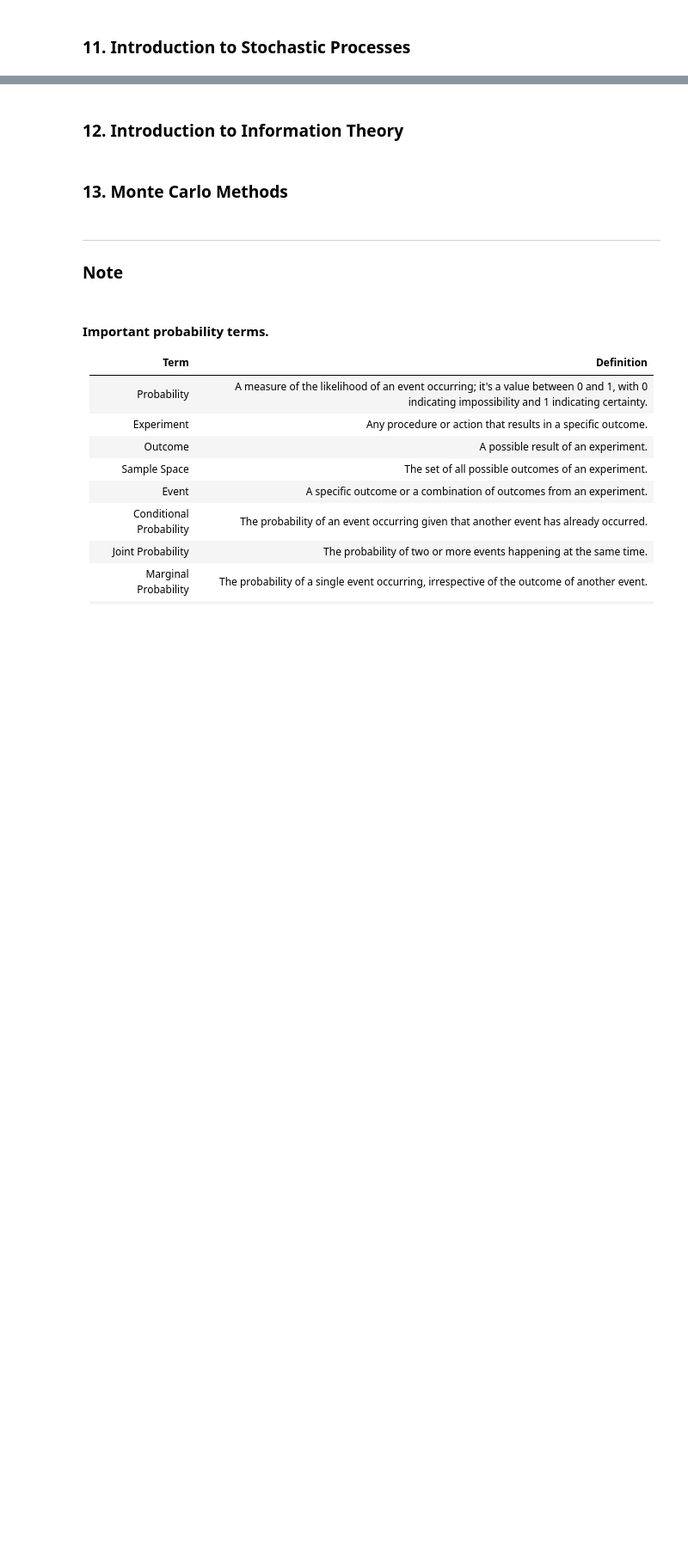
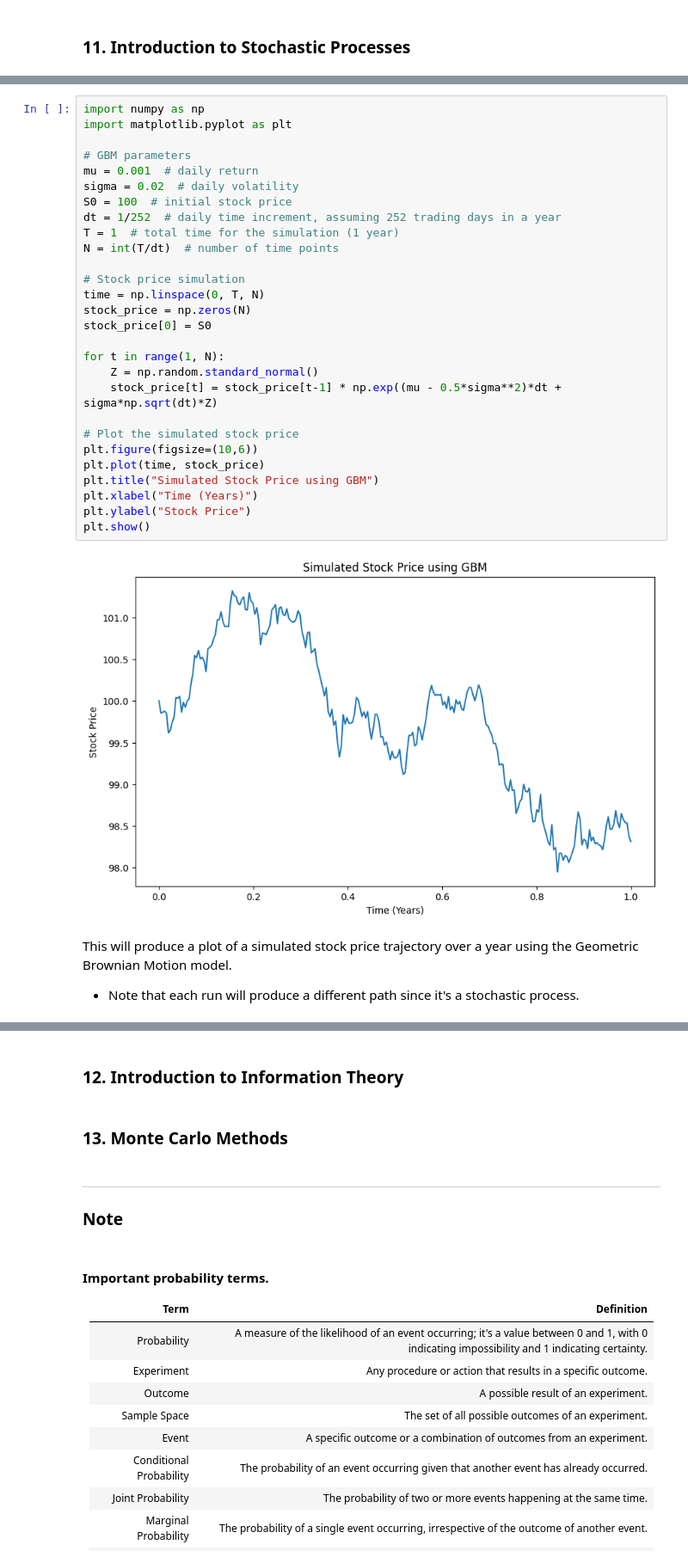
Before and after one commit to natapone/learning_ai_by_coding, a Jupyter notebook: 1-3_probability.ipynb, the cells around one changed output, grey strips where cells are left out. Shown at 86% size. Drawn from its saved outputs; the diff is of its cells as text; blank space fills up the shorter version.

Commit message:
Stochastic

```diff
--- a/1-3_probability.ipynb
+++ b/1-3_probability.ipynb
@@ -2307,0 +2372,33 @@ To derive real insights from such a model in a natural language processing conte
+# %%
+import numpy as np
+import matplotlib.pyplot as plt
+
+# GBM parameters
+mu = 0.001  # daily return
+sigma = 0.02  # daily volatility
+S0 = 100  # initial stock price
+dt = 1/252  # daily time increment, assuming 252 trading days in a year
+T = 1  # total time for the simulation (1 year)
+N = int(T/dt)  # number of time points
+
+# Stock price simulation
+time = np.linspace(0, T, N)
+stock_price = np.zeros(N)
+stock_price[0] = S0
+
+for t in range(1, N):
+    Z = np.random.standard_normal()
+    stock_price[t] = stock_price[t-1] * np.exp((mu - 0.5*sigma**2)*dt + sigma*np.sqrt(dt)*Z)
+
+# Plot the simulated stock price
+plt.figure(figsize=(10,6))
+plt.plot(time, stock_price)
+plt.title("Simulated Stock Price using GBM")
+plt.xlabel("Time (Years)")
+plt.ylabel("Stock Price")
+plt.show()
+# %% [output]
+[figure, added]
+# %% [markdown]
+This will produce a plot of a simulated stock price trajectory over a year using the Geometric Brownian Motion model.
+- Note that each run will produce a different path since it's a stochastic process.
```
Also changed, not shown: parts of 12 cells of this notebook.
